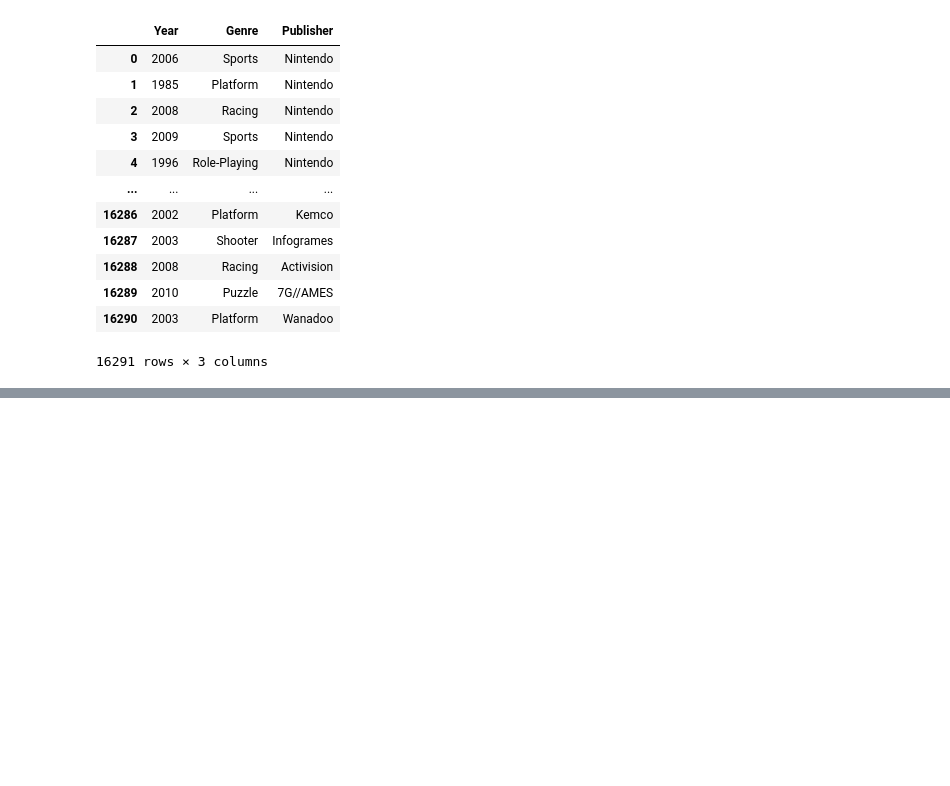
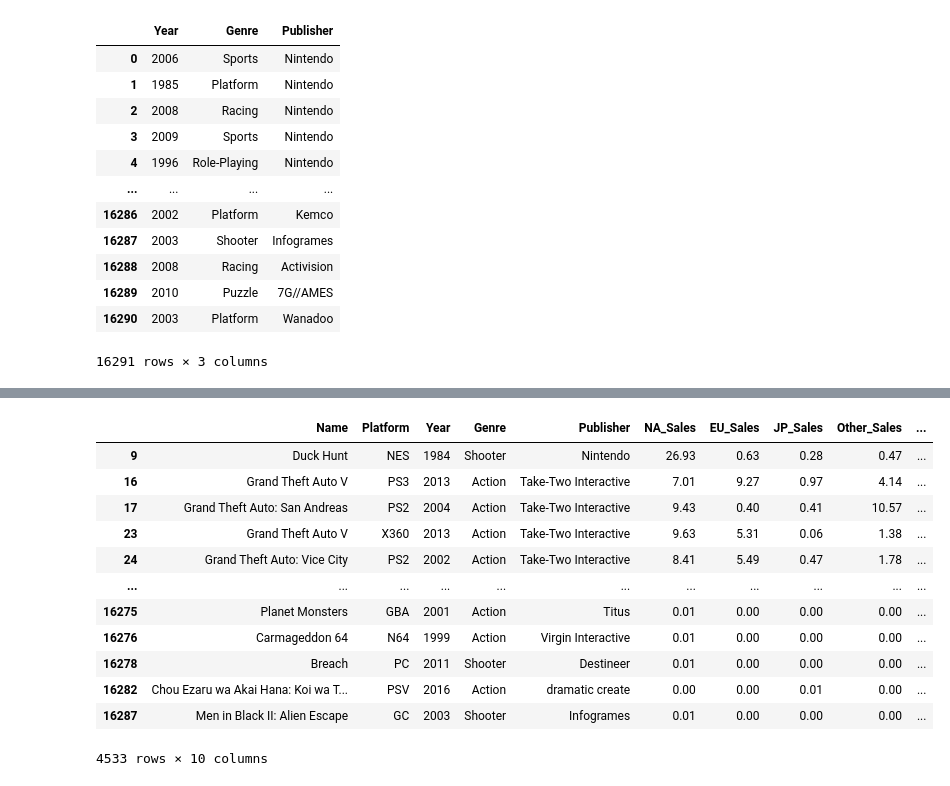
Before and after one commit to sienchoon/coding-challenge-practice, a Jupyter notebook: Pandas_Practice/practice_df.ipynb, the cells around one changed output, grey strips where cells are left out. Drawn from its saved outputs; the diff is of its cells as text; code cells hidden in the pictures; blank space fills up the shorter version.

```diff
--- a/Pandas_Practice/practice_df.ipynb
+++ b/Pandas_Practice/practice_df.ipynb
@@ -357,0 +461,21 @@ df.iloc[:, 2:5]
+# %%
+#Filter with OR
+
+action = df["Genre"] == "Action"
+shooter = df["Genre"] == "Shooter"
+
+df.loc[action | shooter]
+# %% [output]
+|  | Name | Platform | Year | Genre | Publisher | NA_Sales | EU_Sales | JP_Sales | Other_Sales | ... |
+| 9 | Duck Hunt | NES | 1984 | Shooter | Nintendo | 26.93 | 0.63 | 0.28 | 0.47 | ... |
+| 16 | Grand Theft Auto V | PS3 | 2013 | Action | Take-Two Interactive | 7.01 | 9.27 | 0.97 | 4.14 | ... |
+| 17 | Grand Theft Auto: San Andreas | PS2 | 2004 | Action | Take-Two Interactive | 9.43 | 0.40 | 0.41 | 10.57 | ... |
+| 23 | Grand Theft Auto V | X360 | 2013 | Action | Take-Two Interactive | 9.63 | 5.31 | 0.06 | 1.38 | ... |
+| 24 | Grand Theft Auto: Vice City | PS2 | 2002 | Action | Take-Two Interactive | 8.41 | 5.49 | 0.47 | 1.78 | ... |
+| ... | ... | ... | ... | ... | ... | ... | ... | ... | ... | ... |
+| 16275 | Planet Monsters | GBA | 2001 | Action | Titus | 0.01 | 0.00 | 0.00 | 0.00 | ... |
+| 16276 | Carmageddon 64 | N64 | 1999 | Action | Virgin Interactive | 0.01 | 0.00 | 0.00 | 0.00 | ... |
+| 16278 | Breach | PC | 2011 | Shooter | Destineer | 0.01 | 0.00 | 0.00 | 0.00 | ... |
+| 16282 | Chou Ezaru wa Akai Hana: Koi wa T... | PSV | 2016 | Action | dramatic create | 0.00 | 0.00 | 0.01 | 0.00 | ... |
+| 16287 | Men in Black II: Alien Escape | GC | 2003 | Shooter | Infogrames | 0.01 | 0.00 | 0.00 | 0.00 | ... |
+4533 rows × 10 columns
```
Also changed, not shown: parts of 14 cells of this notebook.
